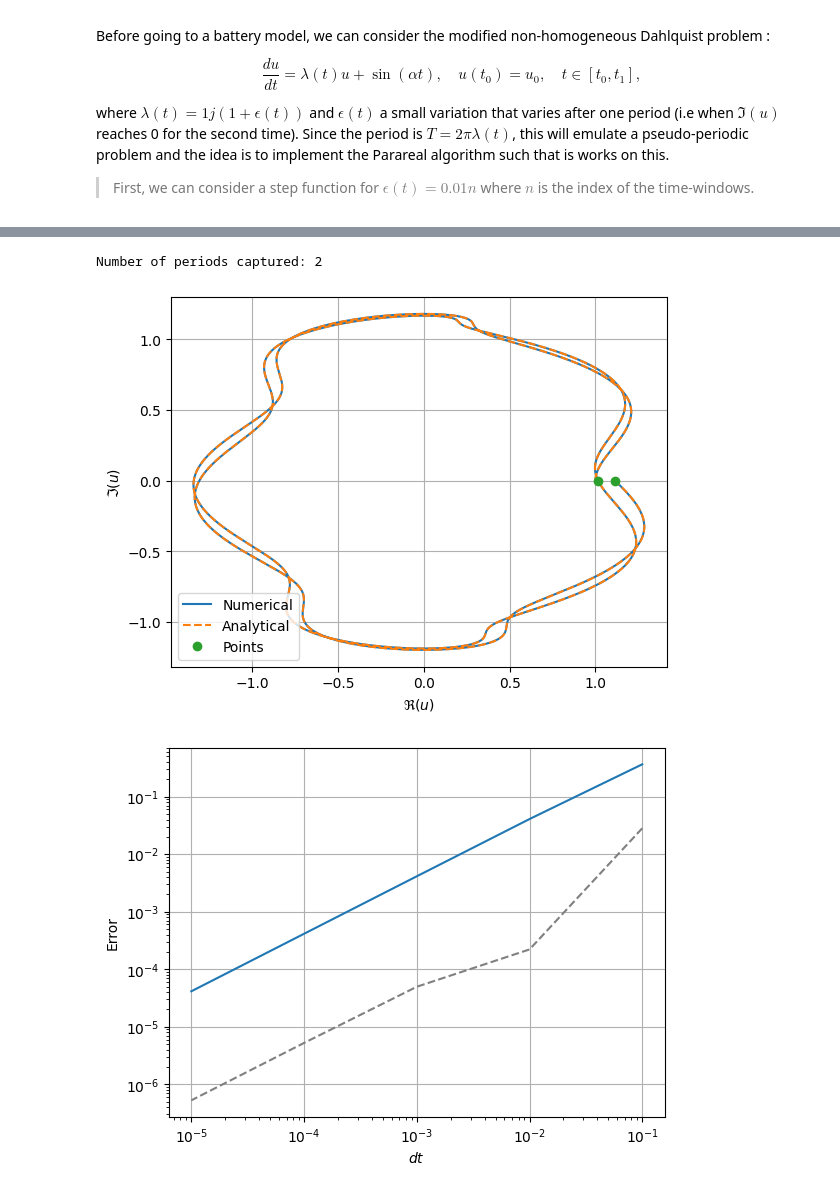
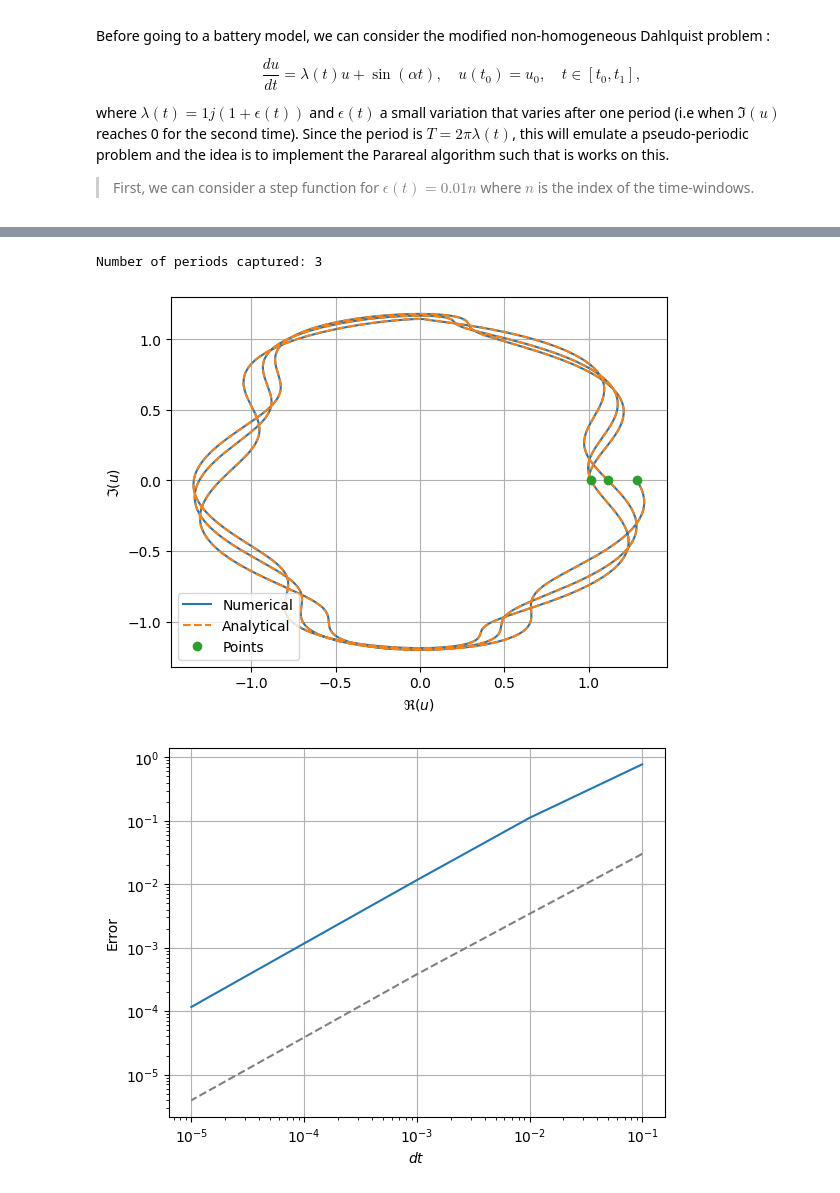
Before and after one commit to github-mathe/PinT-LIB, a Jupyter notebook: scripts/notebooks/dahlquist.ipynb, the cells around one changed output, grey strips where cells are left out. Drawn from its saved outputs; the diff is of its cells as text; code cells hidden in the pictures.

```diff
--- a/scripts/notebooks/dahlquist.ipynb
+++ b/scripts/notebooks/dahlquist.ipynb
@@ -357,7 +357,8 @@ def analytical_n_vec(u0, t0, N, dt):
     return np.squeeze(t),np.squeeze(u), np.array(TP), np.array(UP)
 # %%
 dt = 0.0001
-t, uTh, tP, uP = analytical_n_vec(u0, 0, N, dt)
+N = 2
+t, uTh, tP, uP = analytical_n_vec(u0, 0, 12.40, dt)
 print(f"Number of periods captured: {N}")
 plt.plot(uTh.real, uTh.imag, label="Analytical")
 plt.plot(uP.real, uP.imag, "o", label=f"Period point")
@@ -480,7 +485,7 @@ def timeStepperAll(u0,t0,N,dt,pStart):
             np.asarray(UP, dtype=complex).reshape(-1))
 # %%
 nSteps = 10000
-N = 2
+N = 3
 T, uNum, TP, UP = timeStepperAll(u0, 0, N, 1/nSteps, 1)
 print(f"Number of periods captured: {N}")
 plt.plot(uNum.real, uNum.imag, label="Numerical")
@@ -488,23 +493,24 @@ plt.plot(uTh.real, uTh.imag, "--", label="Analytical")
 plt.plot(UP.real, UP.imag, 'o', label="Points")
 plt.legend(loc="lower left"), plt.xlabel(r"$\Re(u)$"), plt.ylabel(r"$\Im(u)$"), plt.grid();
 # %% [output]
-Number of periods captured: 2
+Number of periods captured: 3
-[figure, old version]
+[figure, new version]
 # %%
+N = 3
 dtVals =  1./(10**np.arange(1,6))
 errors = np.zeros_like(dtVals)
-errors_periods = np.zeros_like(dtVals)
+errors_times = np.zeros_like(dtVals)
 for i, dt in enumerate(dtVals):
     tTh, uTh,tpTh,upTh = analytical_n_vec(u0, 0, N, dt)
     tNum, uNum,tpNum,upNum = timeStepperAll(u0, 0, N, dt,1)
     min_len = min(len(uTh), len(uNum))
     uNum = uNum[:min_len]
     uTh = uTh[:min_len]
     errors[i] = np.linalg.norm(uNum-uTh, ord=np.inf)
-    errors_periods[i] = np.linalg.norm(tpNum-tpTh, ord=1)
+    errors_times[i] = np.linalg.norm(tpNum-tpTh, ord=np.inf)
 plt.loglog(dtVals, errors)
-plt.loglog(dtVals, errors_periods, "--", c="gray")
+plt.loglog(dtVals, errors_times, "--", c="gray")
 plt.xlabel("$dt$"), plt.ylabel("Error"), plt.grid();
 # %% [output]
-[figure, old version]
+[figure, new version]
 # %%
```
Also changed, not shown: parts of 13 cells of this notebook.
